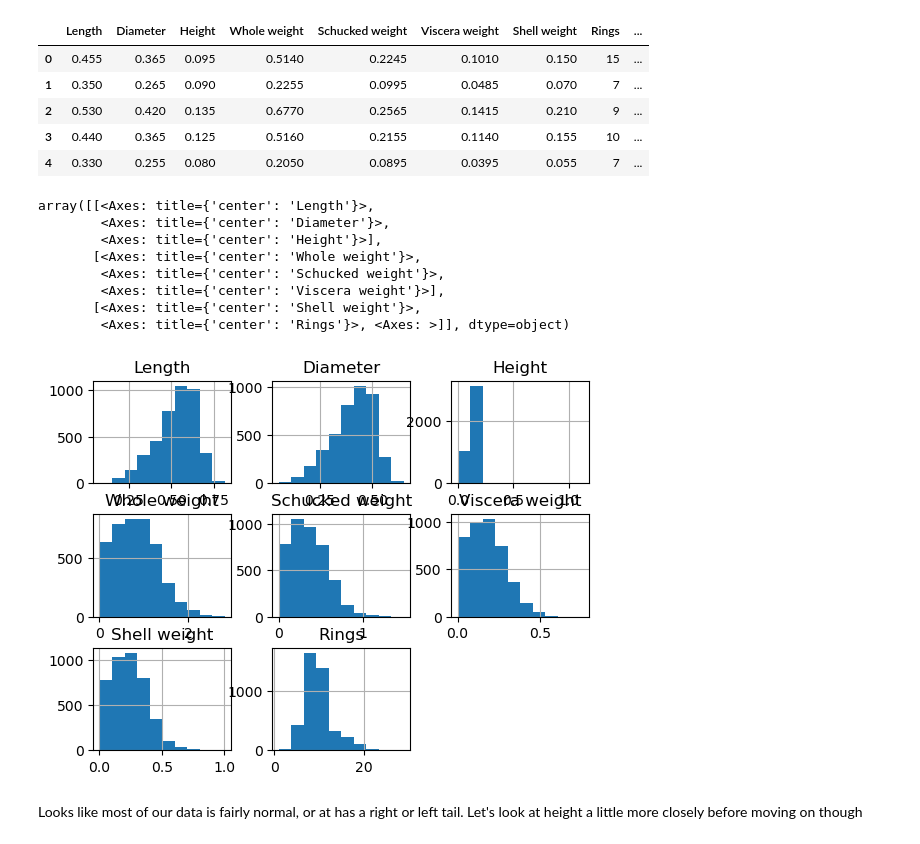
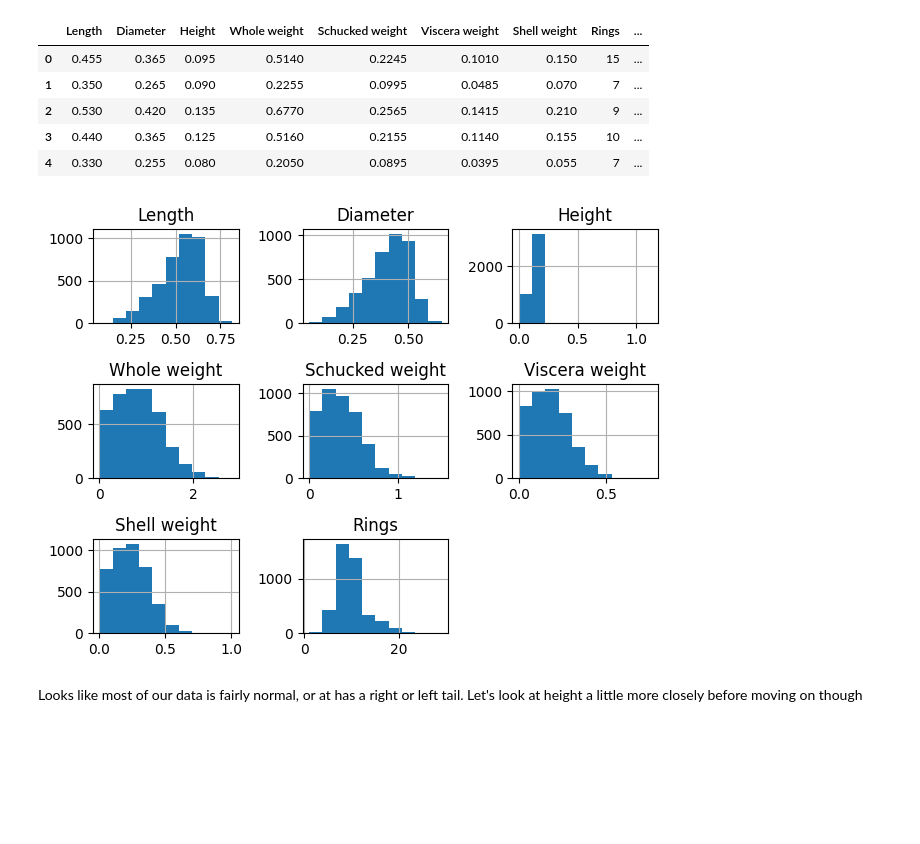
Before and after one commit to JakeTaka/abalone_age, a Jupyter notebook: Classification.ipynb, the cells around one changed output. Saved outputs shown, nothing was run; the diff lists cells and outputs as text; code cells hidden in the pictures; blank space fills up the shorter version.

```diff
--- a/Classification.ipynb
+++ b/Classification.ipynb
@@ -50,16 +50,10 @@ df.head()
 | 4 | 0.330 | 0.255 | 0.080 | 0.2050 | 0.0895 | 0.0395 | 0.055 | 7 | ... |
 # %%
 df.hist()
+plt.tight_layout()
+plt.show()
 # %% [output]
-array([[<Axes: title={'center': 'Length'}>,
-        <Axes: title={'center': 'Diameter'}>,
-        <Axes: title={'center': 'Height'}>],
-       [<Axes: title={'center': 'Whole weight'}>,
-        <Axes: title={'center': 'Schucked weight'}>,
-        <Axes: title={'center': 'Viscera weight'}>],
-       [<Axes: title={'center': 'Shell weight'}>,
-        <Axes: title={'center': 'Rings'}>, <Axes: >]], dtype=object)
-[figure, old version]
+[figure, new version]
 # %% [markdown]
 Looks like most of our data is fairly normal, or at has a right or left tail. Let's look at height a little more closely before moving on though
 # %%
```
Also changed, not shown: parts of 14 cells of this notebook.
